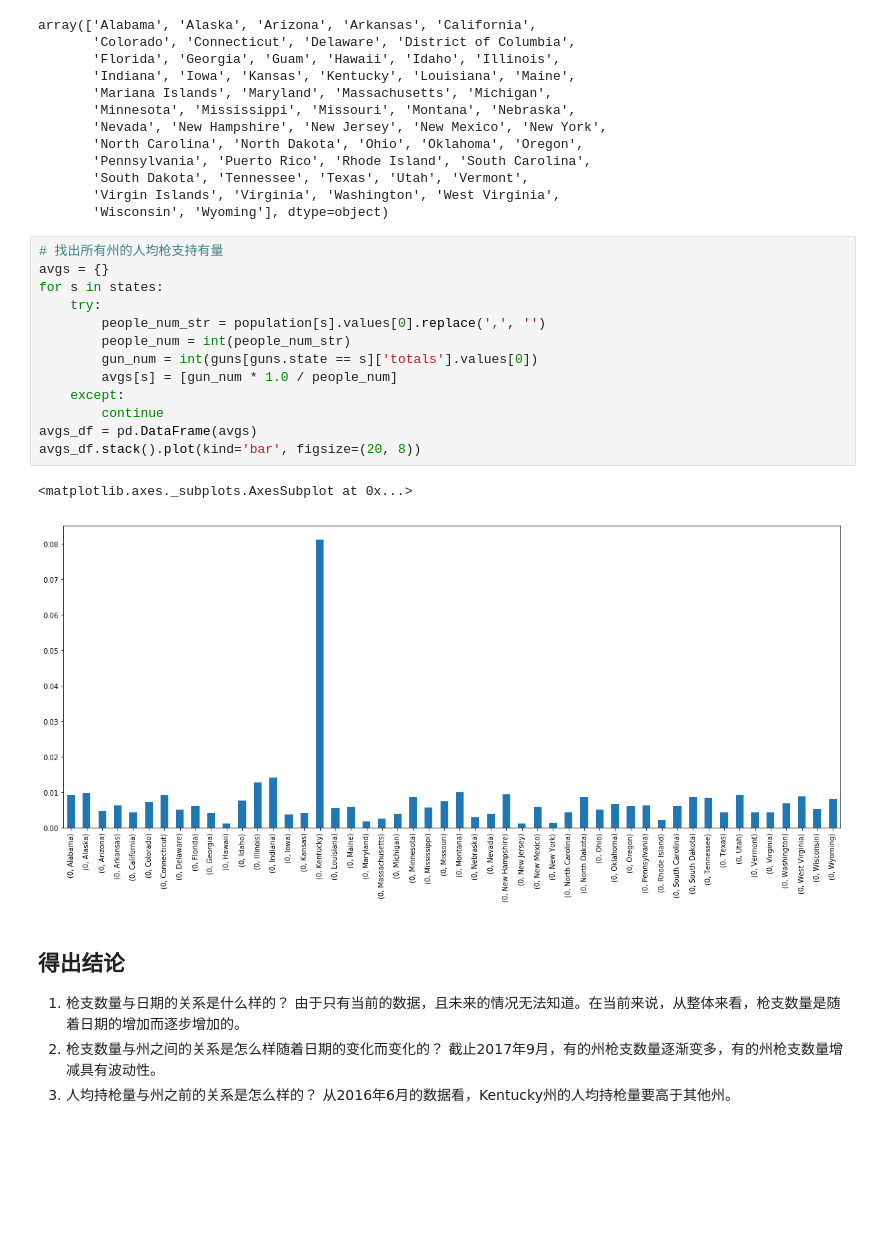
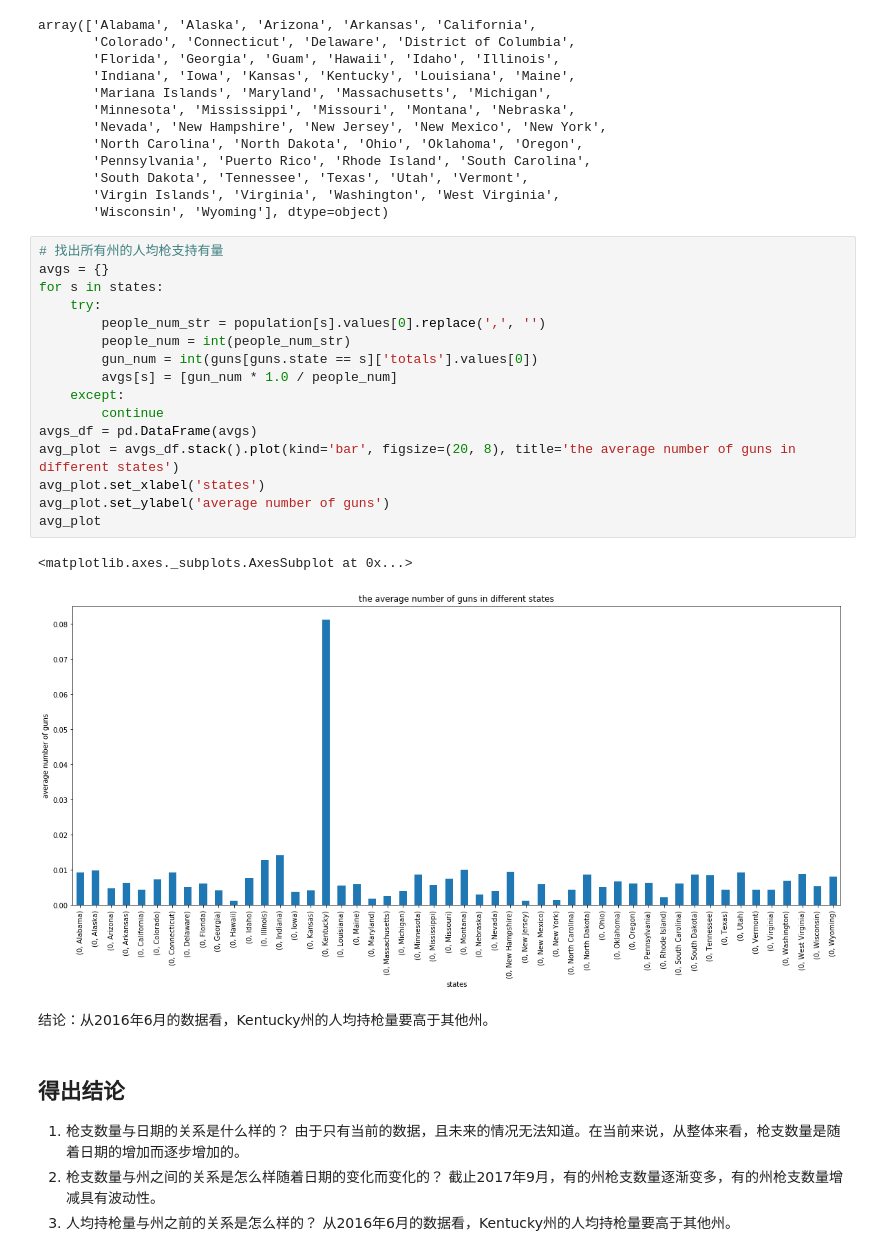
Before and after one commit to WaterWan/UdacityPA3, a Jupyter notebook: analysis.ipynb, the cells around one changed output. Cells and saved outputs as stored; diff of their text form; blank space fills up the shorter version.

```diff
--- a/analysis.ipynb
+++ b/analysis.ipynb
@@ -177,19 +199,24 @@ array(['Alabama', 'Alaska', 'Arizona', 'Arkansas', 'California',
 # %%
 # 找出所有州的人均枪支持有量
 avgs = {}
 for s in states:
     try:
         people_num_str = population[s].values[0].replace(',', '')
         people_num = int(people_num_str)
         gun_num = int(guns[guns.state == s]['totals'].values[0])
         avgs[s] = [gun_num * 1.0 / people_num]
     except:
         continue
 avgs_df = pd.DataFrame(avgs)
-avgs_df.stack().plot(kind='bar', figsize=(20, 8))
+avg_plot = avgs_df.stack().plot(kind='bar', figsize=(20, 8), title='the average number of guns in different states')
+avg_plot.set_xlabel('states')
+avg_plot.set_ylabel('average number of guns')
+avg_plot
 # %% [output]
 <matplotlib.axes._subplots.AxesSubplot at 0x...>
-[figure, old version]
+[figure, new version]
+# %% [markdown]
+结论：从2016年6月的数据看，Kentucky州的人均持枪量要高于其他州。
 # %% [markdown]
 ## 得出结论
 1. 枪支数量与日期的关系是什么样的？
```
Also changed, not shown: parts of 11 cells of this notebook.
